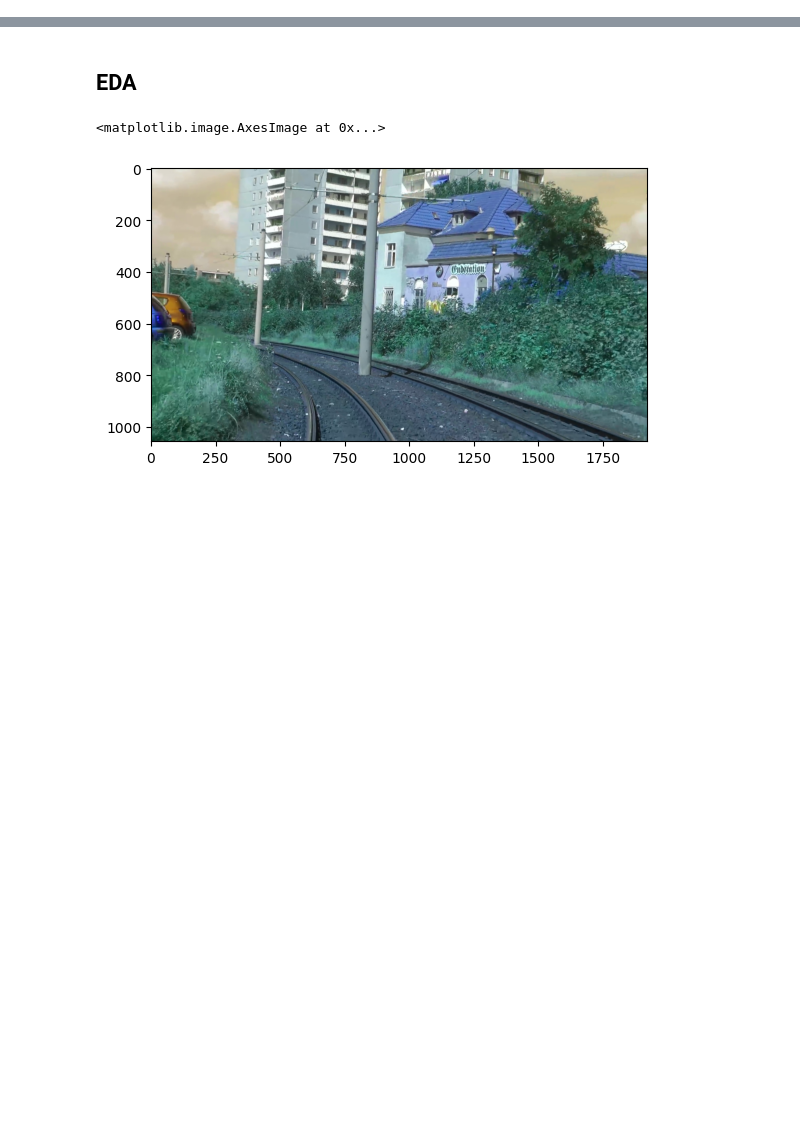
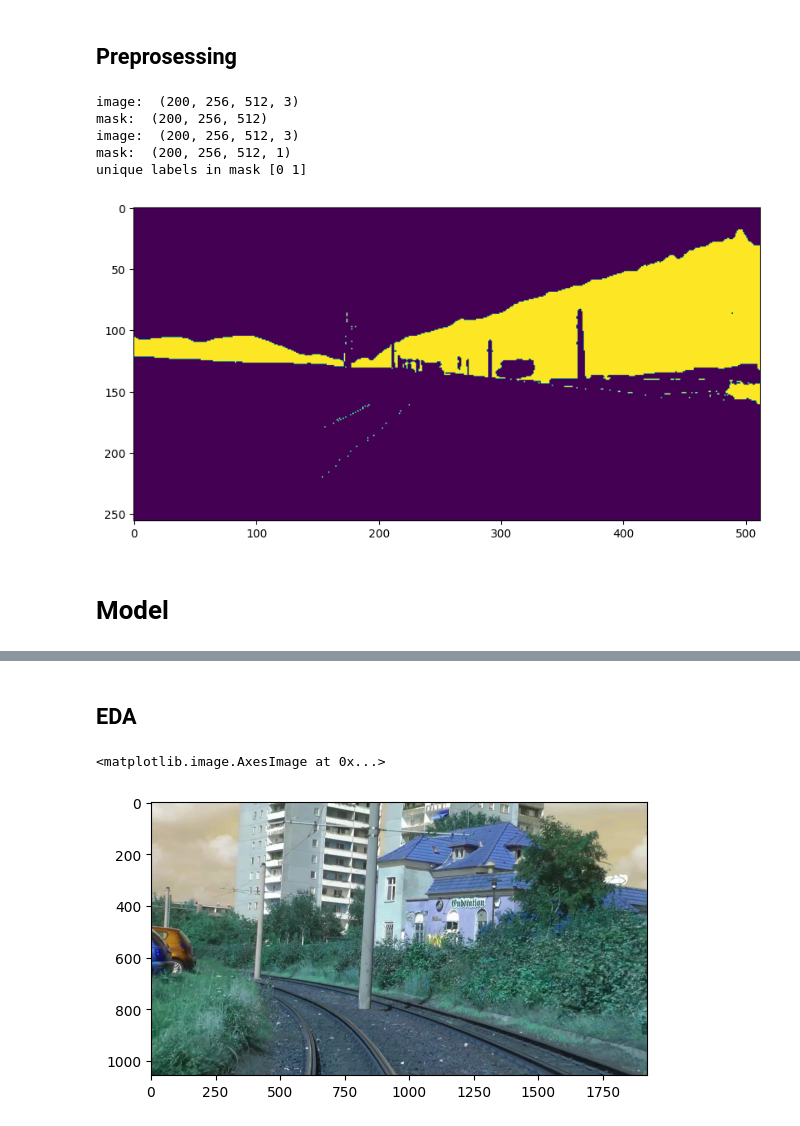
Before and after one commit to khoadaniel/vegetation-detection-railways, a Jupyter notebook: daniel/base-line-model.ipynb, the cells around one changed output, grey strips where cells are left out. Saved outputs shown, nothing was run; the diff lists cells and outputs as text; code cells hidden in the pictures; blank space fills up the shorter version.

```diff
--- a/daniel/base-line-model.ipynb
+++ b/daniel/base-line-model.ipynb
@@ -16,0 +22,61 @@ from sklearn.preprocessing import MinMaxScaler, StandardScaler
+# %% [markdown]
+## Preprosessing
+# %%
+#these codes are used to loop through the directory
+path_images = 'rs19_val/jpgs/rs19_val/'
+path_mask = 'rs19_val/uint8/rs19_val/'
+breaker = 0
+
+image_dataset = []
+mask_dataset = []
+
+label_of_interest = 8 #veg
+plt.figure(figsize = (10,5))
+
+for filename in os.listdir(path_images):
+    breaker +=1
+    if filename.endswith('.jpg'):
+        image = Image.open(path_images+filename)
+        image = np.array(image.resize((512,256),3))
+        # image = cv2.imread(path_images+filename)
+        # image = image[:1056,:,:] #divisible by 32 because of UNET requirements
+
+        mask = Image.open(path_mask+filename[:7]+'.png')
+        mask = np.array(mask.resize((512,256),3))
+        mask = np.expand_dims(mask, axis=2)
+        # mask = cv2.imread(path_mask+filename[:7]+'.png')
+        # mask = mask[:1056,:,:]
+
+        # for layer in range(len(mask[0,0,:])):
+            # we only care about the first layer of the mask
+        # mask[:int(w/2),:,layer]=0
+            # we don't need this transformation for now
+
+        mask[:,:,0][mask[:,:,0]!=label_of_interest]=0
+        mask[:,:,0][mask[:,:,0]==label_of_interest]=1
+                #this is because one hot encoder can only deal with 0 and 1 if there is 2 labels
+
+        image_dataset.append(image)
+        mask_dataset.append(mask[:,:,0])
+    if breaker==200:
+        break
+
+image_dataset = np.array(image_dataset)
+mask_dataset = np.array(mask_dataset)
+# mask_dataset = mask_dataset[:,:,:,0]
+print('image: ', image_dataset.shape)
+print('mask: ', mask_dataset.shape)
+plt.imshow(mask[:,:,0])
+
+mask_dataset = np.expand_dims(mask_dataset, axis=3)
+print('image: ', image_dataset.shape)
+print('mask: ', mask_dataset.shape)
+
+print('unique labels in mask', np.unique(mask_dataset))
+# %% [output]
+image:  (200, 256, 512, 3)
+mask:  (200, 256, 512)
+image:  (200, 256, 512, 3)
+mask:  (200, 256, 512, 1)
+unique labels in mask [0 1]
+[figure, added]
@@ -16,0 +87,2 @@ from sklearn.preprocessing import MinMaxScaler, StandardScaler
+# %% [markdown]
+# Model
```
Also changed, not shown: parts of 19 cells of this notebook, 3 other files.
